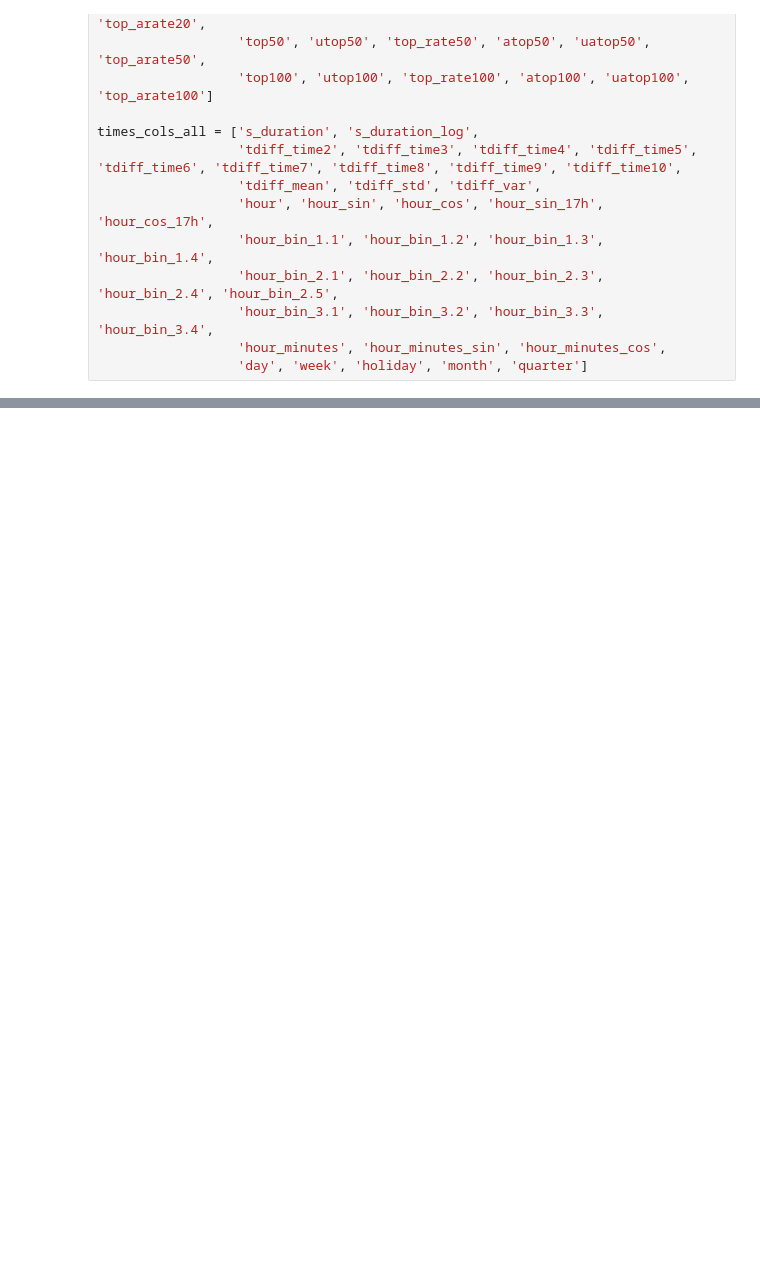
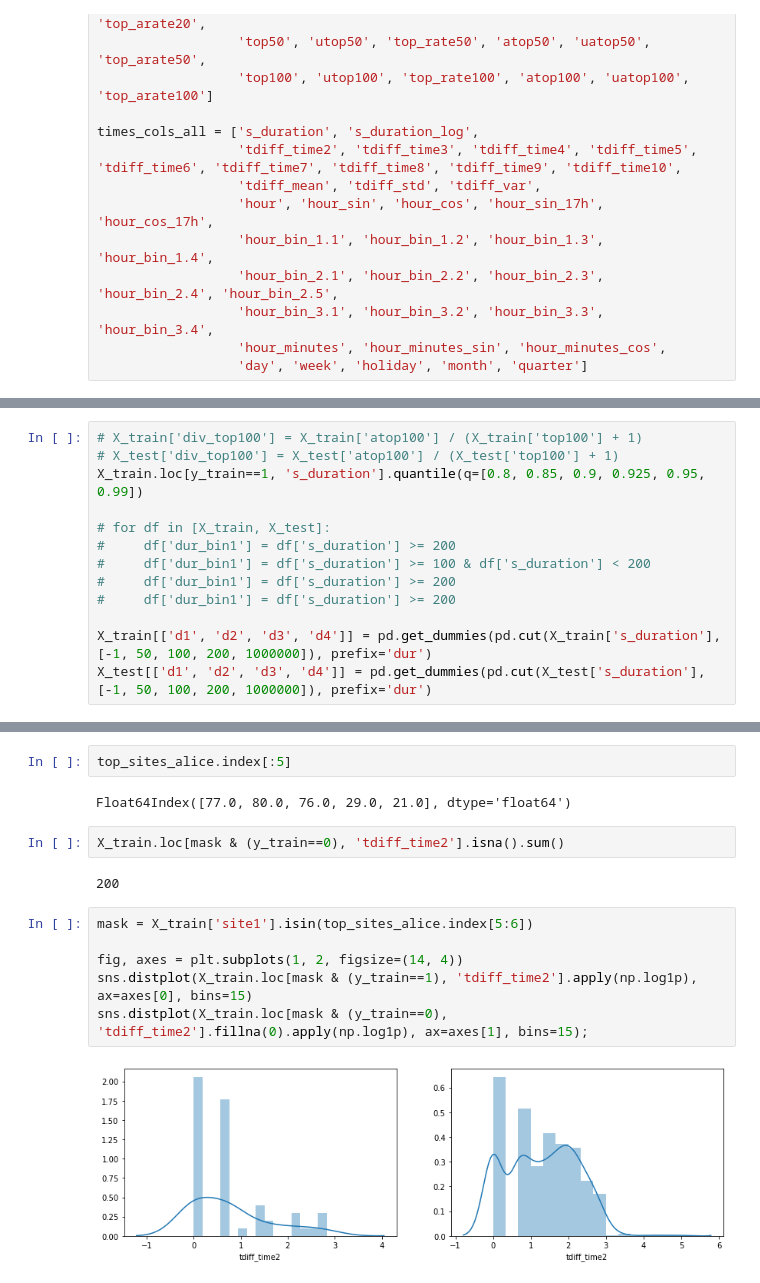
Before and after one commit to ningeen/mlcourse, a Jupyter notebook: kaggle/alice/2019_alice.ipynb, the cells around one changed output, grey strips where cells are left out. Cells and saved outputs as stored; diff of their text form; blank space fills up the shorter version.

```diff
--- a/kaggle/alice/2019_alice.ipynb
+++ b/kaggle/alice/2019_alice.ipynb
@@ -391 +426,14 @@ times_cols_all = ['s_duration', 's_duration_log',
+# %%
+# X_train['div_top100'] = X_train['atop100'] / (X_train['top100'] + 1)
+# X_test['div_top100'] = X_test['atop100'] / (X_test['top100'] + 1)
+X_train.loc[y_train==1, 's_duration'].quantile(q=[0.8, 0.85, 0.9, 0.925, 0.95, 0.99])
+
+# for df in [X_train, X_test]:
+#     df['dur_bin1'] = df['s_duration'] >= 200
+#     df['dur_bin1'] = df['s_duration'] >= 100 & df['s_duration'] < 200
+#     df['dur_bin1'] = df['s_duration'] >= 200
+#     df['dur_bin1'] = df['s_duration'] >= 200
+
+X_train[['d1', 'd2', 'd3', 'd4']] = pd.get_dummies(pd.cut(X_train['s_duration'], [-1, 50, 100, 200, 1000000]), prefix='dur')
+X_test[['d1', 'd2', 'd3', 'd4']] = pd.get_dummies(pd.cut(X_test['s_duration'], [-1, 50, 100, 200, 1000000]), prefix='dur')
 # %%
@@ -490,0 +538,16 @@ New feature weights:
+# %%
+top_sites_alice.index[:5]
+# %% [output]
+Float64Index([77.0, 80.0, 76.0, 29.0, 21.0], dtype='float64')
+# %%
+X_train.loc[mask & (y_train==0), 'tdiff_time2'].isna().sum()
+# %% [output]
+200
+# %%
+mask = X_train['site1'].isin(top_sites_alice.index[5:6])
+
+fig, axes = plt.subplots(1, 2, figsize=(14, 4))
+sns.distplot(X_train.loc[mask & (y_train==1), 'tdiff_time2'].apply(np.log1p), ax=axes[0], bins=15)
+sns.distplot(X_train.loc[mask & (y_train==0), 'tdiff_time2'].fillna(0).apply(np.log1p), ax=axes[1], bins=15);
+# %% [output]
+[figure, added]
```
Also changed, not shown: parts of 19 cells of this notebook.
